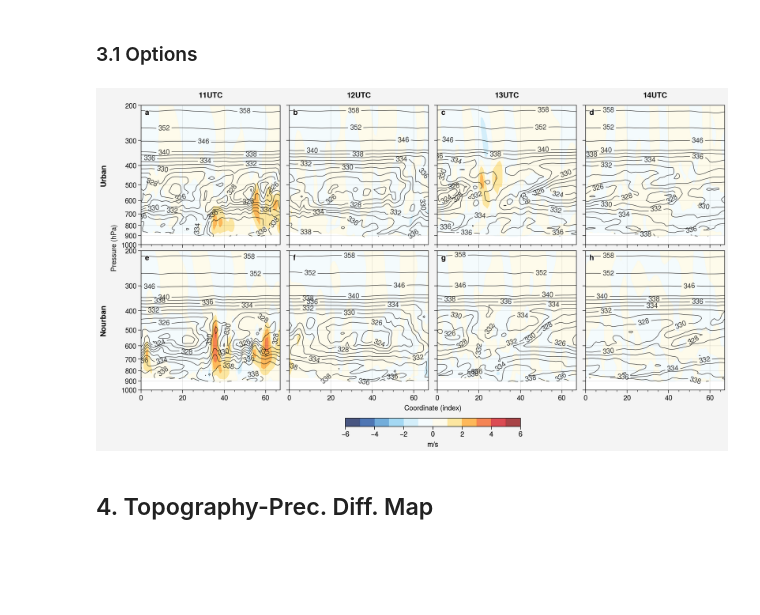
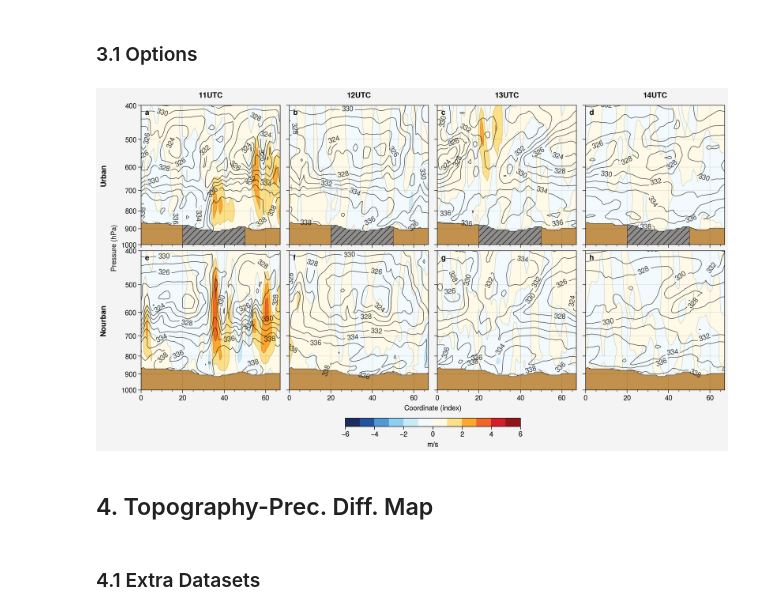
Before and after one commit to donmezkutay/Urban-Precipitation-Article, a Jupyter notebook: revision_summer_crosssection_hourly.ipynb, the cells around one changed output. Cells and saved outputs as stored; diff of their text form; code cells hidden in the pictures; blank space fills up the shorter version.

```diff
--- a/revision_summer_crosssection_hourly.ipynb
+++ b/revision_summer_crosssection_hourly.ipynb
@@ -74,3 +81,9 @@ for variable in variables:
+# %%
+bottom_hgt_list = []
+dt_tempor = dt_ens_mean_var['wa'][0][0]
+for i in range(len(dt_tempor['cross_line_idx'])):
+
+    bottom_hgt_list.append(float(dt_tempor.sel(cross_line_idx=i).dropna(dim='vertical')[0]['vertical'].values))
 # %%
 # urban
 dt_ens_mean_var['wa'][0].plot.contour(col='time')
@@ -123,9 +136,12 @@ axs.format(rowlabels=['Urban', 'Nourban'],
            collabels=['11UTC', '12UTC', '13UTC', '14UTC']
            )
 
-axs.format(ylim=(1000, 200), yscale='log',
+axs.format(ylim=(1000, 400), yscale='log',
            ylabel='Pressure (hPa)', ylocator=100,
            xlabel='Coordinate (index)')
+
+x_fill = [20, 30, 40, 50]
+y_fill = [800, 800, 800, 800]
 
 for t in range(graphic_no):
 
@@ -146,42 +162,59 @@ for t in range(graphic_no):
                     dt_ens[i],
                     cmap = cmap,
                     cmap_kw={'cut': cut},
+                    linewidth = 0.1,
                     norm=norm,
                     zorder = 0.2,
-                    alpha=0.8)
+                    alpha=1)
 
     contour_levels = np.array([320, 322, 324, 326, 328, 330,
                                332, 334, 336, 338, 340, 346, 352,
                                358, 364])
 
     contour = axs[t].contour(dt_ens_theta[i]['cross_line_idx'],
                     dt_ens_theta[i]['vertical'],#[::-1],
                     dt_ens_theta[i],
                     levels = contour_levels,
                     zorder = 0.3,
                     alpha=0.8,
                    colors='black',
                    labels=True,
                    lw = 0.6)
 
+    axs[t].set_facecolor("#c1914d")
+
+    if t < graphic_no/2:
+        axs[t].fill_between(x_fill, 1000, y_fill,
+                            interpolate=True, zorder=0.1,
+                            color='#8f8e8c', hatch="///",
+                            edgecolor="k", lw=0.3)
+
+    # bottom hgt line
+    axs[t].plot(range(len(dt_ens['cross_line_idx'])),
+                 bottom_hgt_list,
+                 color='k',
+                 lw=0.4)
+
 # colorbar
 cbar = fig.colorbar(mesh,
                     label='m/s',
                     ticks = ticks,
                     loc = 'b',
                     shrink = 0.3,
                     width = 0.15
                     #col=2
                    )
 
 #save figure
 plt.savefig(r'pictures/revision_summer_crossection_hourly.jpeg',
             bbox_inches='tight', optimize=True,
             progressive=True, dpi=500)
 # %% [output]
-[figure, old version]
+[figure, new version]
 # %% [markdown]
 ## 4. Topography-Prec. Diff. Map
+# %% [markdown]
+### 4.1 Extra Datasets
 # %%
 proj_data = xr.open_dataset(r'data/summer_lin_urban_PRCP_wrfout_d03_2016-08-28.nc')['PRCP']
 # assign projection and dim info
```
Also changed, not shown: parts of 9 cells of this notebook, 2 other files.
